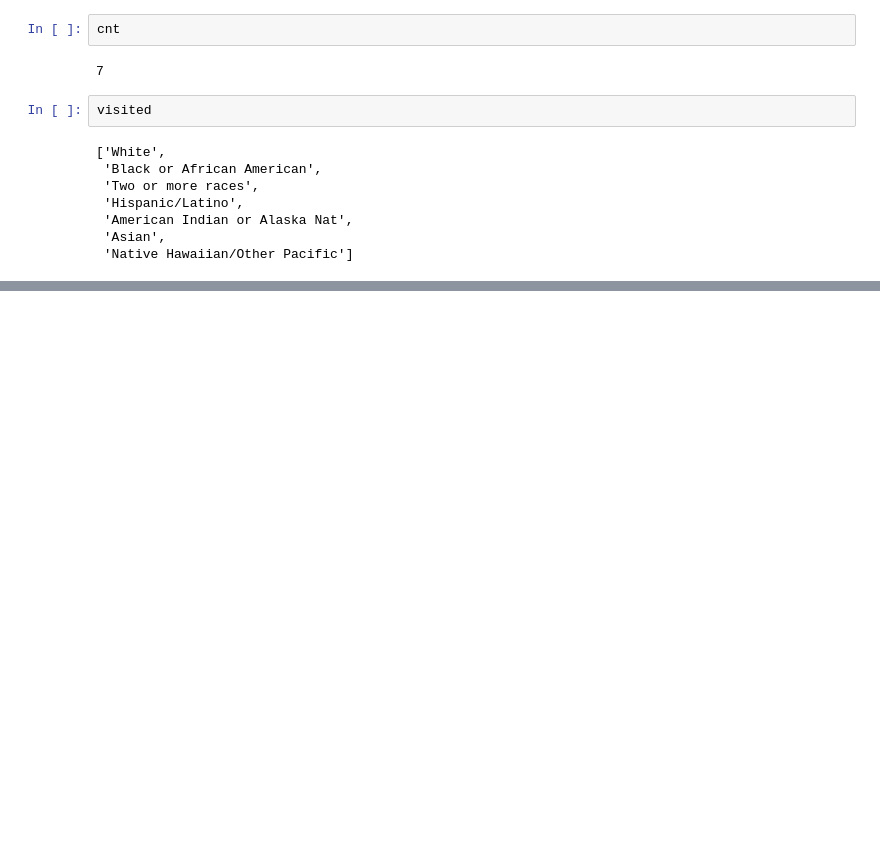
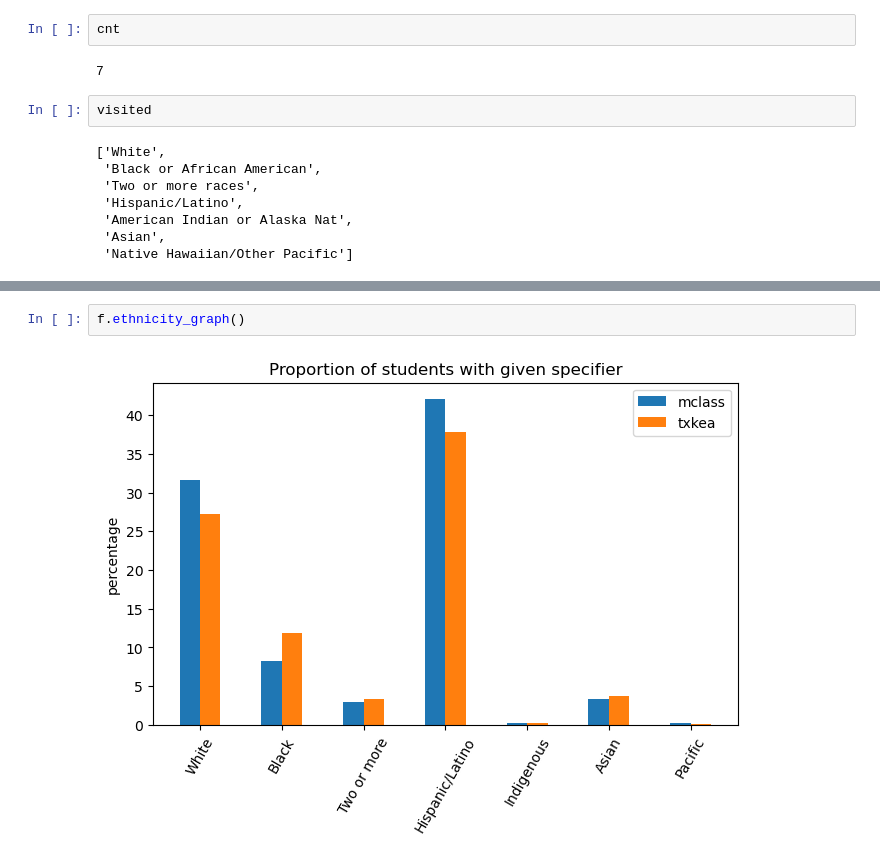
Before and after one commit to wherrickjr/tea_project, a Jupyter notebook: Data/tea_test.ipynb, the cells around one changed output, grey strips where cells are left out. Saved outputs shown, nothing was run; the diff lists cells and outputs as text; blank space fills up the shorter version.

```diff
--- a/Data/tea_test.ipynb
+++ b/Data/tea_test.ipynb
@@ -411,0 +418,4 @@ given that there are about 220 districts that administered both assessments, it
+# %%
+f.ethnicity_graph()
+# %% [output]
+[figure, added]
```
Also changed, not shown: parts of 44 cells of this notebook, 2 other files.
